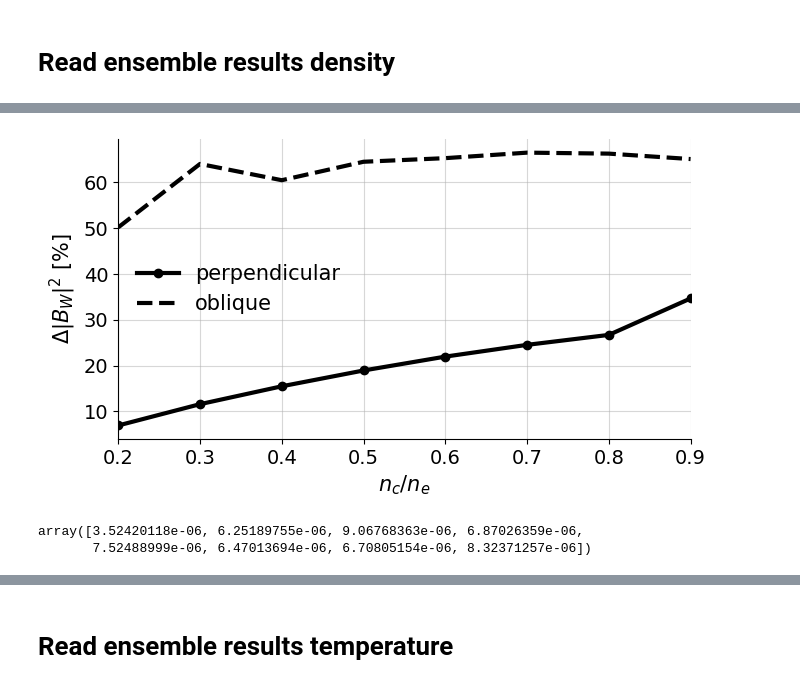
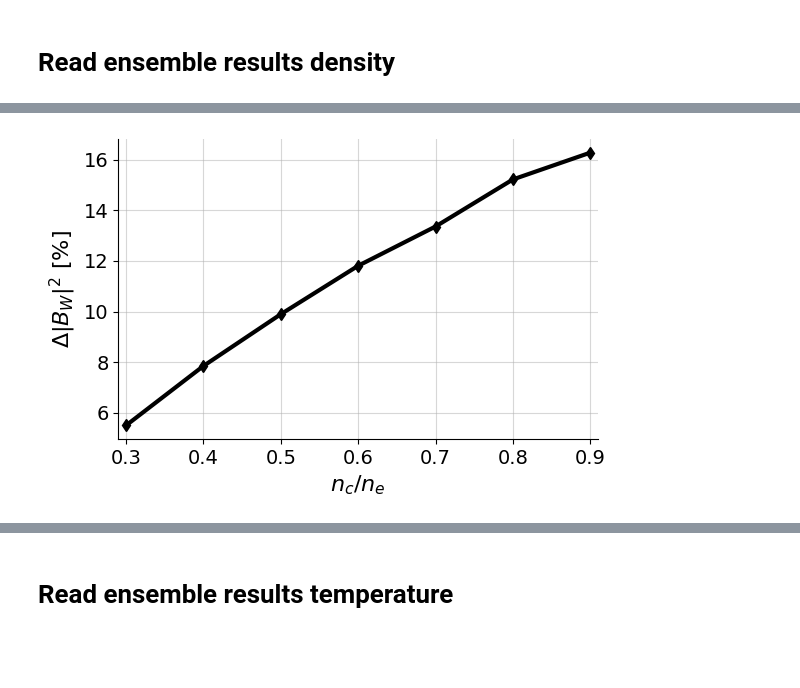
Before and after one commit to opaliss/QLT_whistler, a Jupyter notebook: secondary/low_anisotropy/electrostatic_perpendicular_QLT_ensemble.ipynb, the cells around one changed output, grey strips where cells are left out. Drawn from its saved outputs; the diff is of its cells as text; code cells hidden in the pictures; blank space fills up the shorter version.

```diff
--- a/secondary/low_anisotropy/electrostatic_perpendicular_QLT_ensemble.ipynb
+++ b/secondary/low_anisotropy/electrostatic_perpendicular_QLT_ensemble.ipynb
@@ -283,34 +294,24 @@ Text(0.5, 1.0, '$\\mathcal{E}_{E}(k_{\\perp}, t)$')
 # %% [markdown]
 # Read ensemble results density
 # %%
-n_c_vector = [0.2, 0.3, 0.4, 0.5, 0.6, 0.7, 0.8, 0.9]
+n_c_vector = [0.3, 0.4, 0.5, 0.6, 0.7, 0.8, 0.9]
 
 dB_final_perp = np.zeros(len(n_c_vector))
 dE_final_perp = np.zeros(len(n_c_vector))
 
 T_final_perp = np.zeros(len(n_c_vector))
+K_final_perp = np.zeros(len(n_c_vector))
 gamma_max_perp = np.zeros(len(n_c_vector))
 k_max_perp = np.zeros(len(n_c_vector))
-
-
-dB_final_oblique = np.zeros(len(n_c_vector))
-T_final_oblique = np.zeros(len(n_c_vector))
-gamma_max_oblique = np.zeros(len(n_c_vector))
-k_max_oblique = np.zeros(len(n_c_vector))
 # %%
 ii=0
 for n_c in n_c_vector:
-    result_y = np.load("../../data/ensemble_QLT_secondary/density/n_c_" + str(n_c) + "/perpendicular/result_y.npy")
-    dB_final_perp[ii] = 1 - result_y[2, -1]/result_y[2, 0]
+    result_y = np.load("../../data/ensemble_QLT_secondary_V2/density/n_c_" + str(n_c) + "/perpendicular/result_y.npy")
+    dB_final_perp[ii] = 1- result_y[2, -1]/result_y[2, 0]
     dE_final_perp[ii] = np.sum(result_y[4:, -1])
 
     T_final_perp[ii] = result_y[1, -1]/result_y[1, 0]
-    gamma_max_perp[ii] = np.load("../../data/ensemble_QLT_secondary/density/n_c_" + str(n_c) + "/perpendicular/gamma_max.npy")
-    k_max_perp[ii] = np.load("../../data/ensemble_QLT_secondary/density/n_c_" + str(n_c) + "/perpendicular/k_max.npy")
-
-    result_y = np.load("../../data/ensemble_QLT_secondary/density/n_c_" + str(n_c) + "/oblique/result_y.npy")
-    dB_final_oblique[ii] = (1 - result_y[4, -1]/result_y[4, 0]) * 4/5
-    T_final_oblique[ii] = result_y[3, -1]/result_y[3, 0]
-    gamma_max_oblique[ii] = np.load("../../data/ensemble_QLT_secondary/density/n_c_" + str(n_c) + "/oblique/gamma_max.npy")
-    k_max_oblique[ii] = np.load("../../data/ensemble_QLT_secondary/density/n_c_" + str(n_c) + "/oblique/k_max.npy")
+    K_final_perp[ii] = result_y[0, -1]#/result_y[0, 0]
+    gamma_max_perp[ii] = np.load("../../data/ensemble_QLT_secondary_V2/density/n_c_" + str(n_c) + "/perpendicular/gamma_max.npy")
+    k_max_perp[ii] = np.load("../../data/ensemble_QLT_secondary_V2/density/n_c_" + str(n_c) + "/perpendicular/k_max.npy")
     ii+=1
@@ -317,32 +353,26 @@ for n_c in n_c_vector:
 # %%
-fig, ax1 = plt.subplots(figsize=(7, 4))
+fig, ax1 = plt.subplots(figsize=(6, 4))
 
 # Left y-axis: percent damped
-ax1.plot(n_c_vector, dB_final_perp * 100, "-o", color="black", linewidth=3, label="perpendicular")
-ax1.plot(n_c_vector, dB_final_oblique * 100, "--", color="black", linewidth=3, label="oblique")
+ax1.plot(n_c_vector, dB_final_perp*100, "-d", color="black", linewidth=3, label="perpendicular")
 
-ax1.set_xlabel(r"$n_{c}/n_{e}$", fontsize=15)
-ax1.set_ylabel(r"$\Delta |B_{W}|^2$ [%]", fontsize=15, color="black")
+ax1.set_xlabel(r"$n_{c}/n_{e}$", fontsize=16)
+ax1.set_ylabel(r"$\Delta |B_{W}|^2$ [%]", fontsize=16, color="black")
 ax1.tick_params(axis='y', labelcolor="black")
 ax1.spines['right'].set_visible(False)
 ax1.spines['top'].set_visible(False)
 
-ax1.set_xlim(0.2, 0.9)
+ax1.set_xlim(0.29, 0.91)
 
-# Grid and layout
+# # Grid and layout
 ax1.grid(alpha=0.5)
-legend = ax1.legend(loc='center left', ncols=1, fancybox=False, shadow=False, fontsize=15)
-legend.get_frame().set_alpha(0)
+# legend = ax1.legend(loc='center left', ncols=1, fancybox=False, shadow=False, fontsize=15)
+# legend.get_frame().set_alpha(0)
 
 
 fig.tight_layout()
 
 # Save figure
-plt.savefig("../../figs/secondary_QLT/N_QLT_dB.png", dpi=400, bbox_inches='tight')
+plt.savefig("../../figs/manuscript/parametric/N_QLT_dB.png", dpi=400, bbox_inches='tight')
 # %% [output]
-[figure, old version]
+[figure, new version]
-# %%
-dE_final_perp
-# %% [output]
-array([3.52420118e-06, 6.25189755e-06, 9.06768363e-06, 6.87026359e-06,
-       7.52488999e-06, 6.47013694e-06, 6.70805154e-06, 8.32371257e-06])
```
Also changed, not shown: parts of 25 cells of this notebook, 9 other files.
